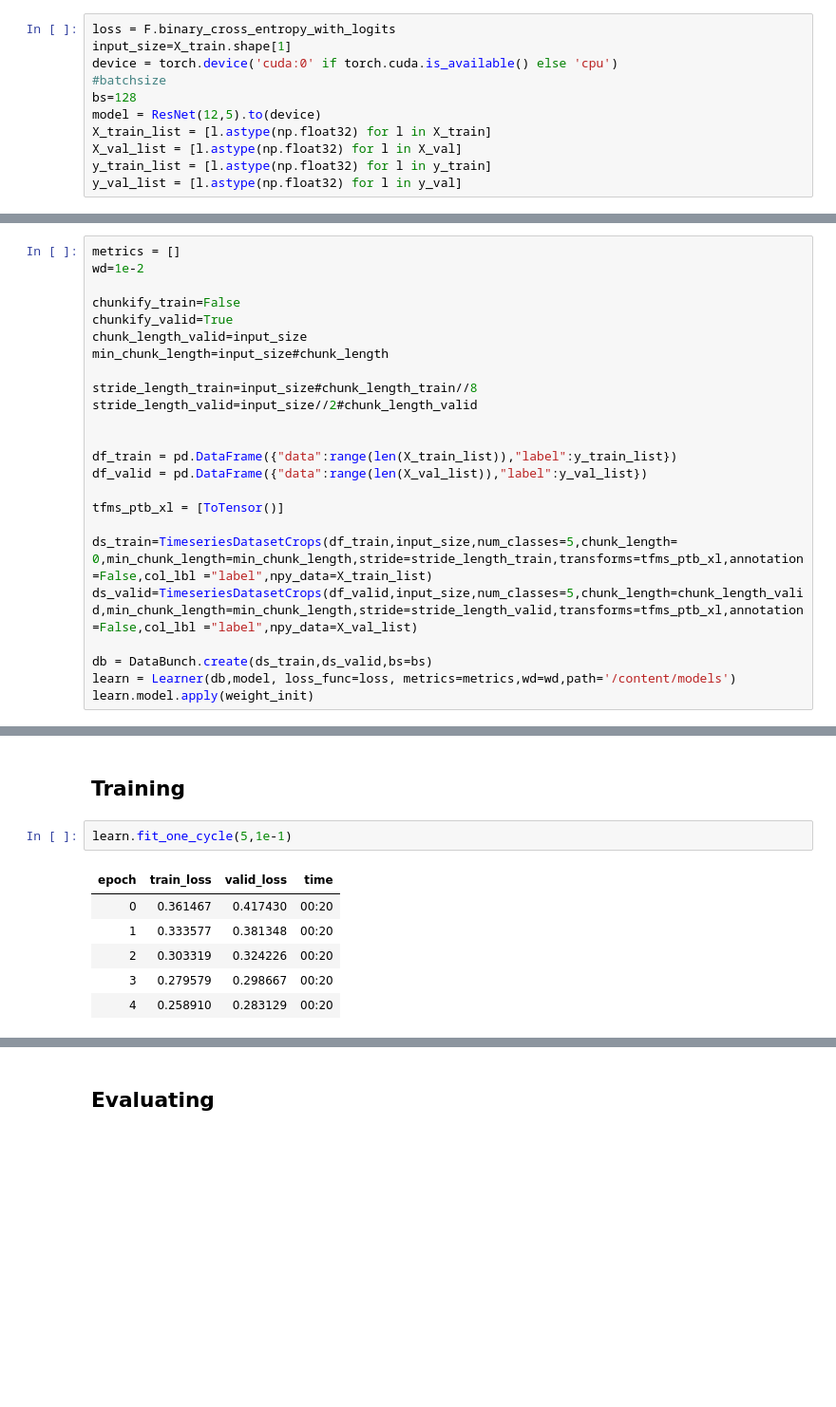
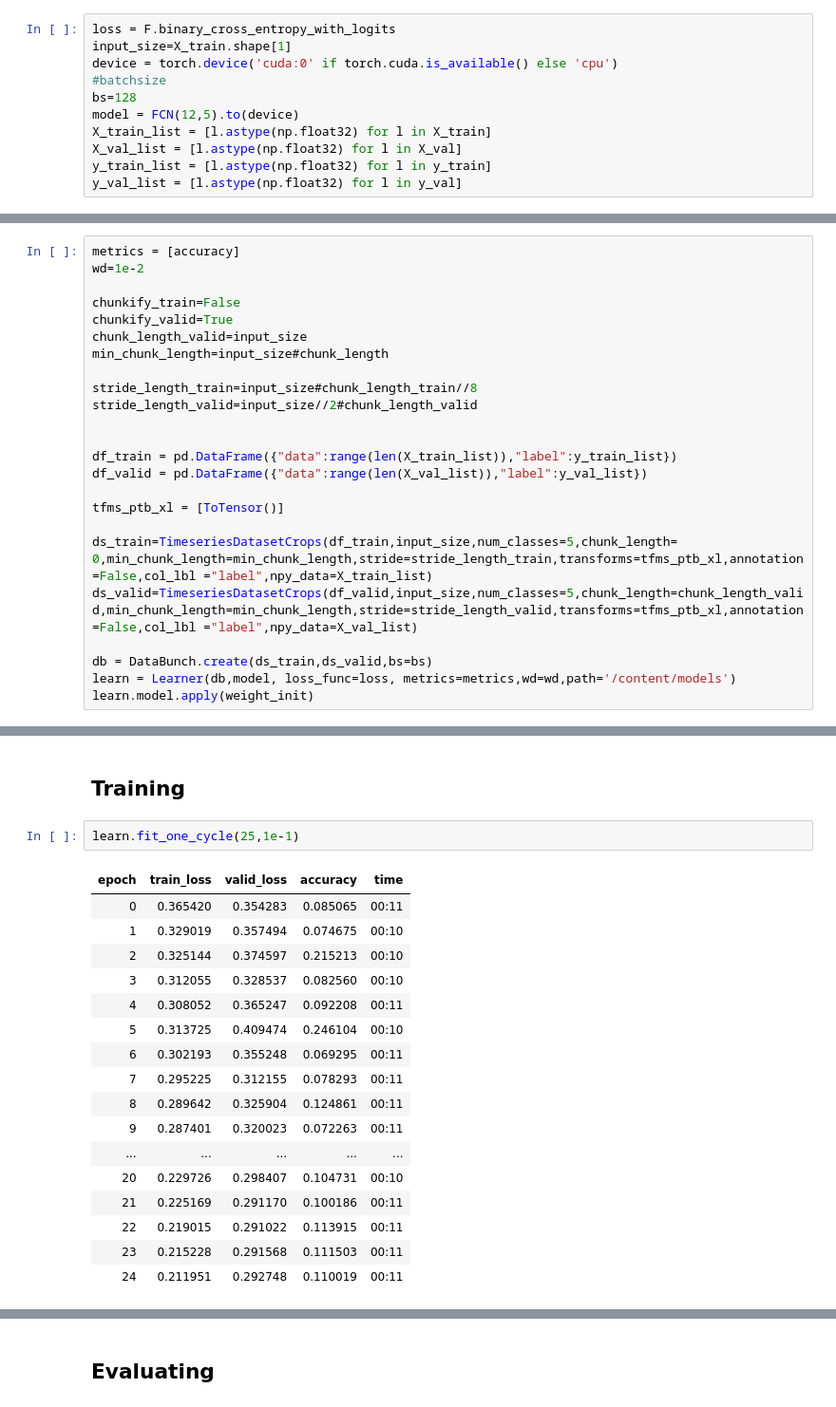
Before and after one commit to abcp4/ecg-ml-dl, a Jupyter notebook: models/FCN/FCN.ipynb, the cells around one changed output, grey strips where cells are left out. Shown at 95% size. Drawn from its saved outputs; the diff is of its cells as text; blank space fills up the shorter version.

```diff
--- a/models/FCN/FCN.ipynb
+++ b/models/FCN/FCN.ipynb
@@ -158,7 +158,7 @@ input_size=X_train.shape[1]
 device = torch.device('cuda:0' if torch.cuda.is_available() else 'cpu')
 #batchsize
 bs=128
-model = ResNet(12,5).to(device)
+model = FCN(12,5).to(device)
 X_train_list = [l.astype(np.float32) for l in X_train]
 X_val_list = [l.astype(np.float32) for l in X_val]
 y_train_list = [l.astype(np.float32) for l in y_train]
@@ -168,7 +168,7 @@ len(X_train), len(X_val)
 # %% [output]
 (17111, 2156)
 # %%
-metrics = []
+metrics = [accuracy]
 wd=1e-2
 
 chunkify_train=False
@@ -212,11 +212,22 @@ ResNet(
 # %% [markdown]
 ## Training
 # %%
-learn.fit_one_cycle(5,1e-1)
+learn.fit_one_cycle(25,1e-1)
 # %% [output]
-| epoch | train_loss | valid_loss | time |
-| 0 | 0.361467 | 0.417430 | 00:20 |
-| 1 | 0.333577 | 0.381348 | 00:20 |
-| 2 | 0.303319 | 0.324226 | 00:20 |
-| 3 | 0.279579 | 0.298667 | 00:20 |
-| 4 | 0.258910 | 0.283129 | 00:20 |
+| epoch | train_loss | valid_loss | accuracy | time |
+| 0 | 0.365420 | 0.354283 | 0.085065 | 00:11 |
+| 1 | 0.329019 | 0.357494 | 0.074675 | 00:10 |
+| 2 | 0.325144 | 0.374597 | 0.215213 | 00:10 |
+| 3 | 0.312055 | 0.328537 | 0.082560 | 00:10 |
+| 4 | 0.308052 | 0.365247 | 0.092208 | 00:11 |
+| 5 | 0.313725 | 0.409474 | 0.246104 | 00:10 |
+| 6 | 0.302193 | 0.355248 | 0.069295 | 00:11 |
+| 7 | 0.295225 | 0.312155 | 0.078293 | 00:11 |
+| 8 | 0.289642 | 0.325904 | 0.124861 | 00:11 |
+| 9 | 0.287401 | 0.320023 | 0.072263 | 00:11 |
+| ... | ... | ... | ... | ... |
+| 20 | 0.229726 | 0.298407 | 0.104731 | 00:10 |
+| 21 | 0.225169 | 0.291170 | 0.100186 | 00:11 |
+| 22 | 0.219015 | 0.291022 | 0.113915 | 00:11 |
+| 23 | 0.215228 | 0.291568 | 0.111503 | 00:11 |
+| 24 | 0.211951 | 0.292748 | 0.110019 | 00:11 |
```
Also changed, not shown: parts of 6 cells of this notebook, 17 other files.
